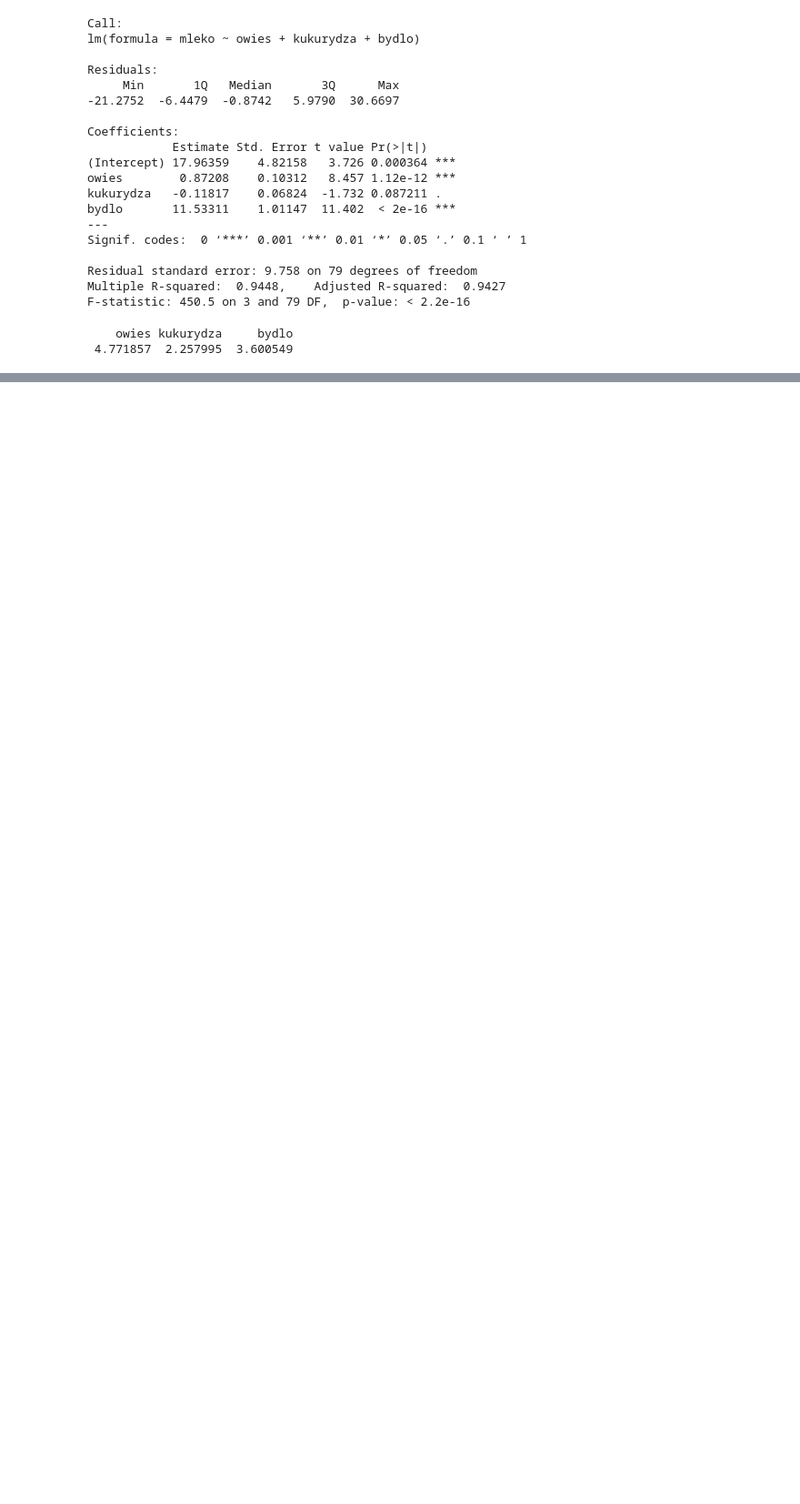
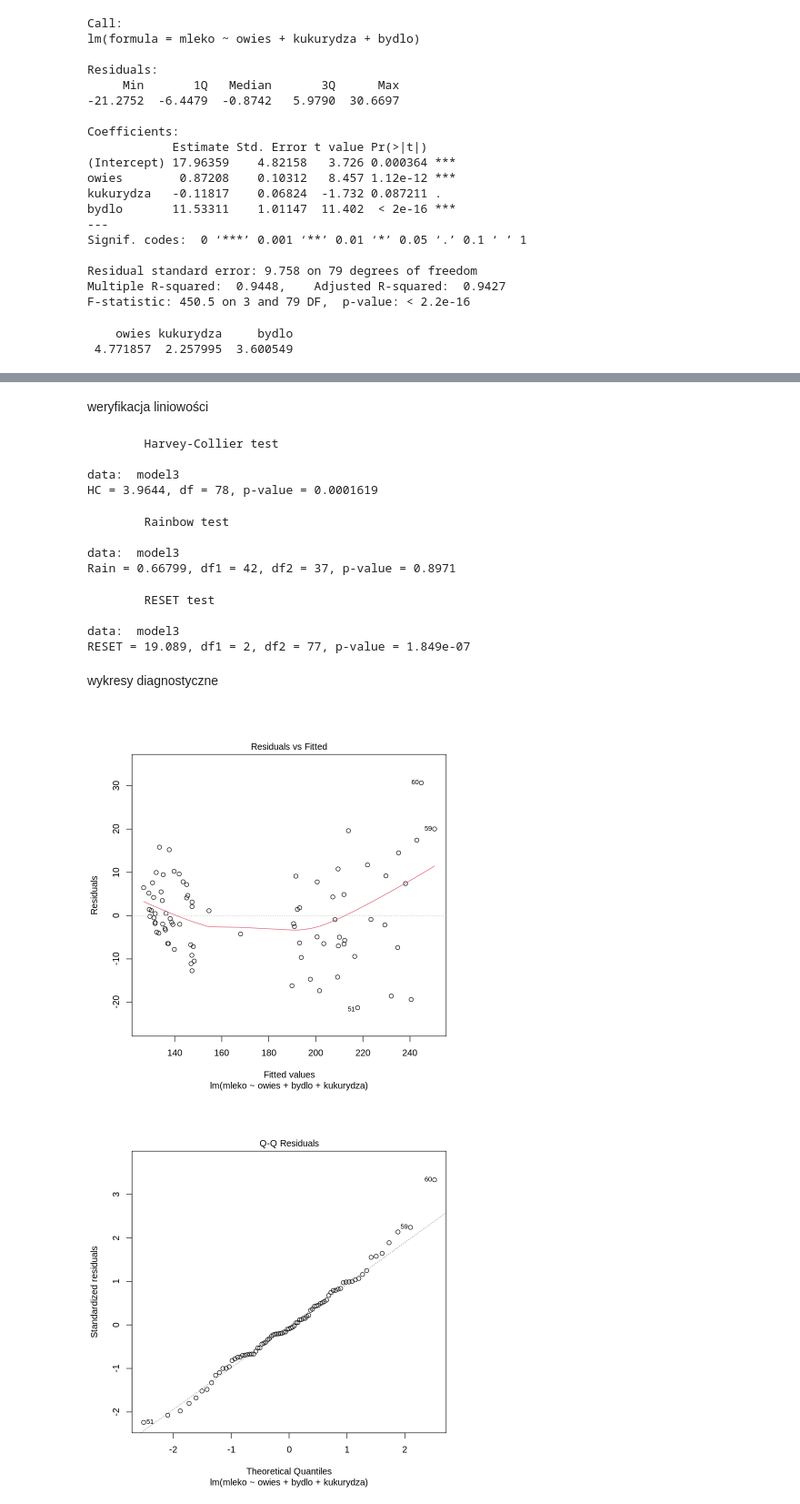
Before and after one commit to plo17/econometric_model, a Jupyter notebook: mucha_projekt.ipynb, the cells around one changed output, grey strips where cells are left out. Shown at 91% size. Cells and saved outputs as stored; diff of their text form; code cells hidden in the pictures; blank space fills up the shorter version.

```diff
--- a/mucha_projekt.ipynb
+++ b/mucha_projekt.ipynb
@@ -294,0 +382,46 @@ plot(model)
+# %% [markdown]
+weryfikacja liniowości
+# %%
+harvtest(model3)
+
+#H0 model jest liniowy (liniowość reszt)
+#H1 brak liniowości reszt
+# odrzucamy H0
+# %% [output]
+        Harvey-Collier test
+
+data:  model3
+HC = 3.9644, df = 78, p-value = 0.0001619
+# %%
+raintest(model3)
+
+#H0 model jest liniowy (liniowość reszt)
+#H1 brak liniowości reszt
+# brak podstaw do odrzucenia H0
+# %% [output]
+        Rainbow test
+
+data:  model3
+Rain = 0.66799, df1 = 42, df2 = 37, p-value = 0.8971
+# %%
+resettest(model3)
+
+#H0 model jest liniowy (liniowość reszt)
+#H1 brak liniowości reszt
+# odrzucamy H0
+# %% [output]
+        RESET test
+
+data:  model3
+RESET = 19.089, df1 = 2, df2 = 77, p-value = 1.849e-07
+# %% [markdown]
+wykresy diagnostyczne
+# %%
+plot(model3)
+#1 czy warość średnia jest równa 0 (linia przerywana to 0 dla reszt) -- tstudenta sprawdzone że nie odbiega
+#2 normalność rozkładu (linia przerywana obrazuje silną korelacje dodatnią) -- odpowiednik shapiro (reszty 60 59 51 odbiegają ale nie pusją)
+#3 określenie jednorodności wariancji
+#4 obserwacje nietypowe (leverage) -- brak obserwacji nietypowej (powyżej cooks distance)
+# %% [output]
+[figure, added]
+[figure, added]
```
Also changed, not shown: parts of 16 cells of this notebook.
